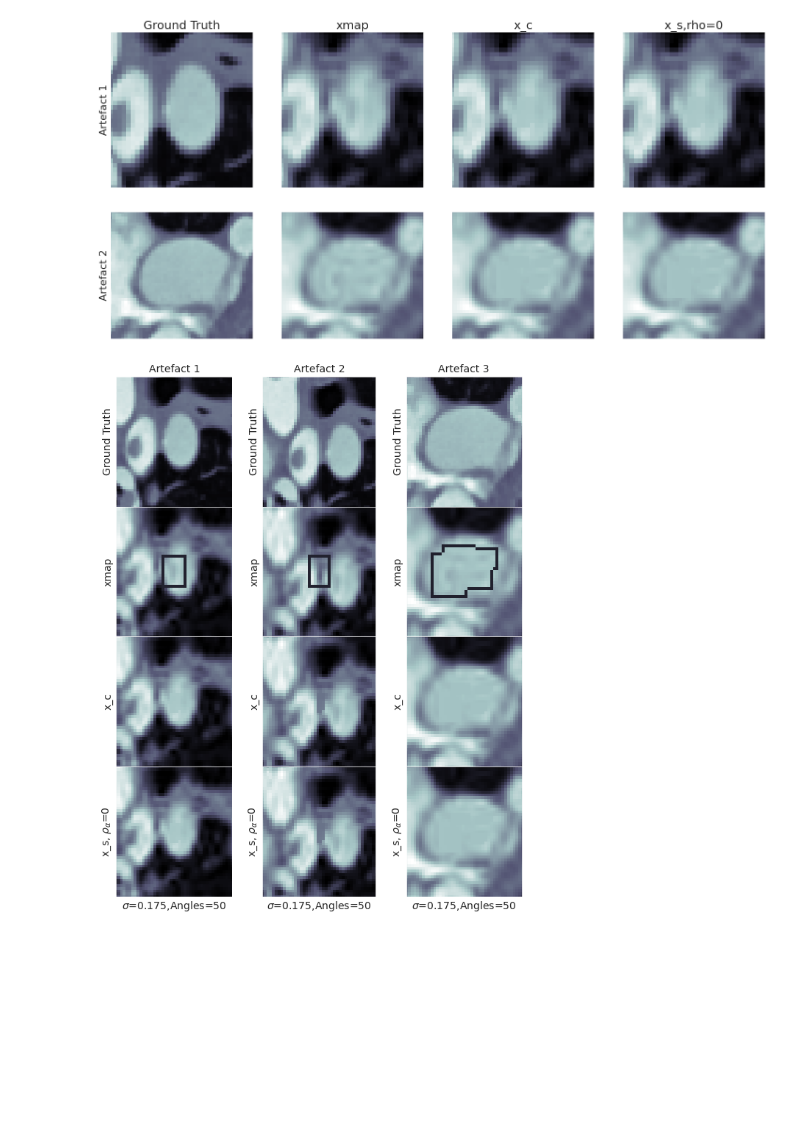
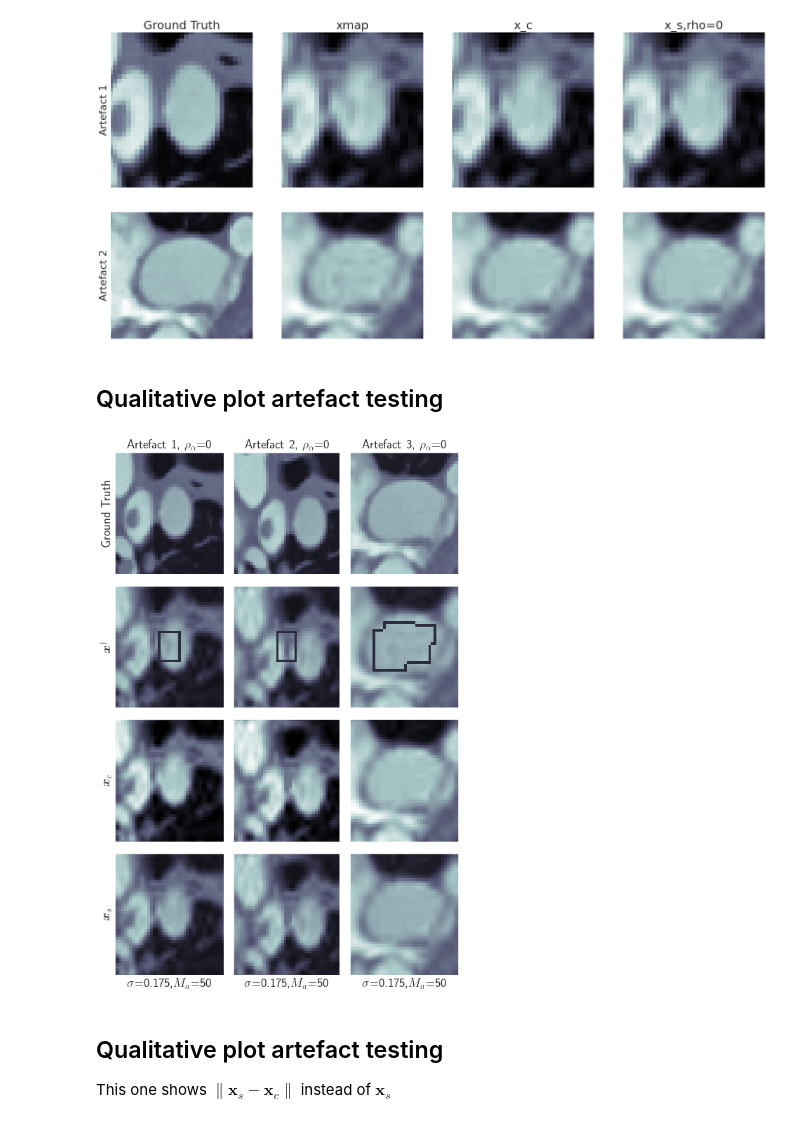
Before and after one commit to adwaye/test_ct, a Jupyter notebook: Experiments.ipynb, the cells around one changed output. Drawn from its saved outputs; the diff is of its cells as text; code cells hidden in the pictures; blank space fills up the shorter version.

```diff
--- a/Experiments.ipynb
+++ b/Experiments.ipynb
@@ -7,6 +7,9 @@ import seaborn as sns
 import matplotlib.pyplot as plt
 import cv2
 %config Completer.use_jedi = False
+import matplotlib
+matplotlib.rc('text', usetex=True)
+matplotlib.rcParams['text.latex.preamble']=[r"\usepackage{amsmath}"]
 
 RESULT_LOCATION= "/home/adwaye/matlab_projects/test_CT/Figures"
 PARAM_NAMES = ["L2_mean_grad","L2_bound_grad","L2_mean_pix","L2_bound_pix","noise","ndtct","agls","grdsz","alpha",
@@ -28,6 +31,6 @@ def extract_params_from_name(file_name):
     for name in PARAM_NAMES:
         ind = file_name.find(name)
         val = file_name[0:ind].split('_')[-2]
-        print(name+"="+val)
+        #print(name+"="+val)
         out_dict[name] = val
     return out_dict
@@ -33,0 +52,5 @@ def extract_params_from_name(file_name):
+# %%
+
+
+out_name = make_xmapFname_from_BUQOfname(file_name)
+out_name
@@ -344,20 +594,20 @@ for n_angles in df_copy['agls']:
         ax[0].axis([lower_x,upper_x,upper_y,lower_y])
         ax[0].set_xticks([])
         ax[0].set_yticks([])
-        ax[0].set_ylabel('x_map',fontsize=font_size)
+        ax[0].set_ylabel('$x_{map}$',fontsize=font_size)
     #     ax[k,0].set(ylabel='Number of angles={:}'.format(n_angles,n_angles))
         ax[0].set_title('Angles={:}, $\\sigma$ ={:}'.format(n_angles,noise),fontsize=font_size-3)
 
 
         ax[1].imshow(matfile['x_c'],cmap="bone")
         ax[1].axis([lower_x,upper_x,upper_y,lower_y])
-        ax[1].set_ylabel('x_c',fontsize=font_size)
+        ax[1].set_ylabel('$x_c$',fontsize=font_size)
         ax[1].set_xticks([])
         ax[1].set_yticks([])
 
         ax[2].imshow(matfile['x_s'],cmap="bone")
         ax[2].axis([lower_x,upper_x,upper_y,lower_y])
-        ax[2].set_ylabel('x_s'.format(rho),fontsize=font_size)
+        ax[2].set_ylabel('$\\boldsymbol{x}_s$',fontsize=font_size)
         ax[2].set_xlabel('$\\rho_\\alpha$ = {:.2}'.format(rho),fontsize=font_size)
         ax[2].set_xticks([])
         ax[2].set_yticks([])
@@ -1287,10 +1270,12 @@ fig.savefig(os.path.join(output_folder,"artefacts_detect.pdf"),bbox_inches='tigh
 # plt.show()
 # %% [output]
 [figure]
+# %% [markdown]
+## Qualitative plot artefact testing
 # %%
 
 source_folder = "/home/adwaye/matlab_projects/test_CT/Figures/artefact_experiment_L2_gradM_L2_M"
-font_size = 14
+font_size = 18
 # df1.index = np.arange(0,df1.shape[0])
 alpha = 0.01
 grad_quantile = 0.6
@@ -1353,7 +1338,7 @@ angles_array = [50,50,50]
 # df1['pix_quantile'].loc([])
 
 
-fig, ax = plt.subplots(ncols=len(fnames),nrows=4,figsize=(10,13))
+fig, ax = plt.subplots(ncols=len(fnames),nrows=4,figsize=(9,13))
 k =0
 
 
@@ -1398,15 +1383,17 @@ for fname in fnames:
 
 
 
-    ax[0,k].imshow(im_frame[k],cmap="bone")
+    ax[0,k].imshow(im_frame[k],cmap="bone",vmin=-0.1,vmax=1.1)
 #     ax[k,0].set_title('xmap, noise={:}'.format(noise),fontsize=16)
     ax[0,k].axis([lower_x,upper_x,upper_y,lower_y])
     ax[0,k].set_xticks([])
     ax[0,k].set_yticks([])
 #     ax[k,0].set(ylabel='Number of angles={:}'.format(n_angles,n_angles))
-    ax[0,k].set_title('Artefact {:}'.format(k+1),fontsize=font_size)
+    ax[0,k].set_title('Artefact {:}, $\\rho_\\alpha$={:}'.format(k+1,rho),fontsize=font_size)
 
-
+    im_temp = matfile['xmap']
+    im_max  = np.max(im_temp)
+    im_min  = np.min(im_temp)
     image = cv2.UMat(matfile['xmap']*255)
     mask = cv2.UMat(matfile['struct_mask'])
     kernel = np.ones((7,7),np.uint8)
@@ -1418,44 +1405,51 @@ for fname in fnames:
     cnts = cnts[0] if len(cnts) == 2 else cnts[1]
     for c in cnts:
         cv2.drawContours(image, [c], -1, (36, 255, 12), thickness=1)
-
-    ax[1,k].imshow(cv2.UMat.get(image),cmap="bone")
+    xmap = cv2.UMat.get(image)
+    #xmap = ((xmap-np.min(xmap))/(np.max(xmap)-np.min(xmap))*
+    ax[1,k].imshow(cv2.UMat.get(image)/255,cmap="bone",vmin=-0.1,vmax=1.1)
 #     ax[k,0].set_title('xmap, noise={:}'.format(noise),fontsize=16)
     ax[1,k].axis([lower_x,upper_x,upper_y,lower_y])
     ax[1,k].set_xticks([])
     ax[1,k].set_yticks([])
 #     ax[k,0].set(ylabel='Number of angles={:}'.format(n_angles,n_angles))
 #     ax[k,0].set_ylabel('Artefact {:}'.format(k+1),fontsize=font_size-3)
     ax[2,k].imshow(matfile['x_c'],cmap="bone")
     ax[2,k].axis([lower_x,upper_x,upper_y,lower_y])
     ax[2,k].set_xticks([])
     ax[2,k].set_yticks([])
 
-    ax[3,k].imshow(matfile['x_s'],cmap="bone")
+    ax[3,k].imshow(matfile['x_s'],cmap="bone",vmin=-0.1,vmax=1.1)
     ax[3,k].axis([lower_x,upper_x,upper_y,lower_y])
     ax[3,k].set_xticks([])
     ax[3,k].set_yticks([])
+    ax[3,k].set_xlabel('$\sigma$={:},$M_a$={:}'.format(noise_array[k],angles_array[k]),fontsize=font_size)
+    if k ==0:
+        ax[3,k].set_ylabel('$\\boldsymbol{x}_s$',fontsize=font_size)
 
-    ax[3,k].set_ylabel('x_s, $\\rho_\\alpha$={:}'.format(rho),fontsize=font_size)
-    ax[3,k].set_xlabel('$\sigma$={:},Angles={:}'.format(noise_array[k],angles_array[k]),fontsize=font_size)
-    ax[2,k].set_ylabel('x_c',fontsize=font_size)
-    ax[1,k].set_ylabel('xmap',fontsize=font_size)
-    ax[0,k].set_ylabel('Ground Truth',fontsize=font_size)
+        ax[2,k].set_ylabel('$\\boldsymbol{x}_c$',fontsize=font_size)
+        ax[1,k].set_ylabel('$\\boldsymbol{x}^{\\dagger}$',fontsize=font_size)
+        ax[0,k].set_ylabel('Ground Truth',fontsize=font_size)
+
+
 
 
     k+=1
 # fig.subplots_adjust(top=0.9)
 # fig.suptitle('Map estimate, image with structure and image without structure, noise={:}'.format(noise,alpha),fontsize=font_size)
 
 
-# fig.subplots_adjust(top=0.95)
+fig.subplots_adjust(top=0.92)
 # fig.suptitle('Map estimate, image with structure and image without structure, noise={:}'.format(noise,alpha),fontsize=font_size)
 
-plt.subplots_adjust( hspace=0)
+plt.subplots_adjust( hspace=0.1,wspace=0)
 fig.savefig(os.path.join(output_folder,"artefacts_detect.pdf"),bbox_inches='tight')
 
 # plt.figure()
 # sns.lineplot(data=df_copy,x='agls',y='rho')
 # plt.show()
 # %% [output]
-[figure, old version]
+[figure, new version]
+# %% [markdown]
+## Qualitative plot artefact testing
+This one shows $\| \boldsymbol{x}_s-\boldsymbol{x}_c \|$ instead of $\boldsymbol{x}_s$
```
Also changed, not shown: parts of 48 cells of this notebook, 2 other files.
